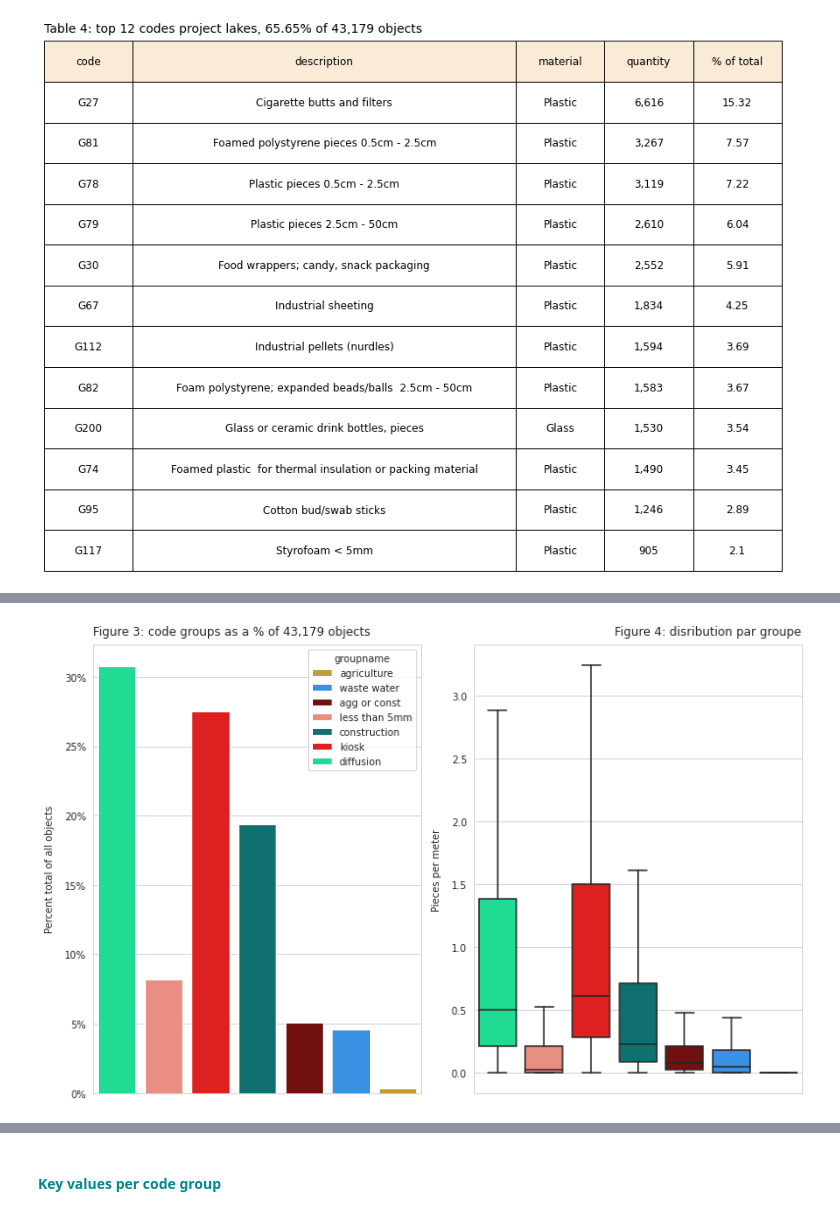
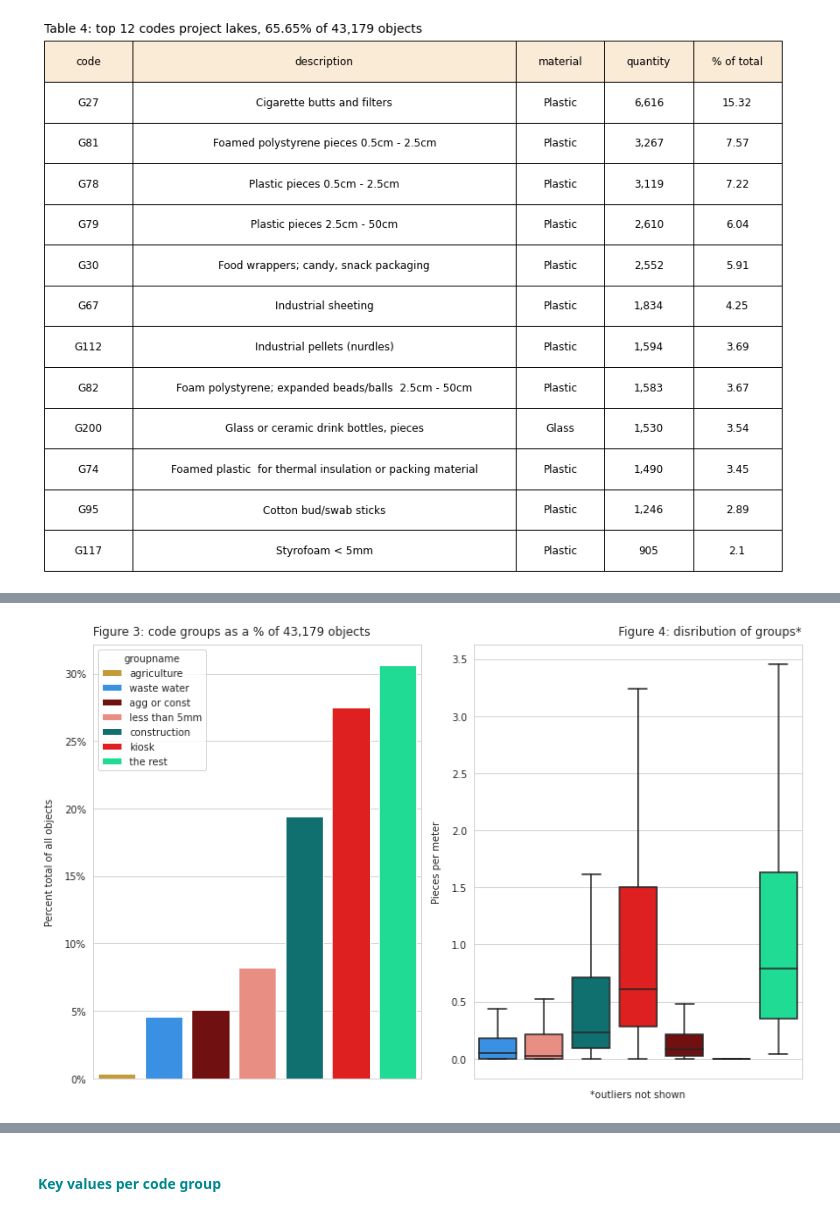
Before and after one commit to hammerdirt-analyst/iqals, a Jupyter notebook: aprfebcodegroupsummary.ipynb, the cells around one changed output, grey strips where cells are left out. Saved outputs shown, nothing was run; the diff lists cells and outputs as text; code cells hidden in the pictures.

```diff
--- a/aprfebcodegroupsummary.ipynb
+++ b/aprfebcodegroupsummary.ipynb
@@ -580,7 +629,7 @@ french_names = {
     "kiosk":"kiosque",
     "agg or const":"construction et agriculture",
     "agriculture":"agriculture",
-    "diffusion":"diffusion",
+    "the rest":"le rest",
 
 }
 
@@ -1178,67 +1214,68 @@ def make_ecdf(somdata, numsamps):
 groupdconcat = pd.concat( [groupdfs[name] for name in dt_names[:-1]])
 groupdconcat['grouptype'] = groupdconcat.groupname.map(lambda x: map_to_group_type(x))
 atotal = groupdfs['survey total_dt'].quantity.sum()
 groupoftotal = groupdconcat.groupby(['grouptype','groupname'], as_index=False).quantity.sum()
 groupoftotal['p_total'] = (groupoftotal.quantity/atotal)*100
 groupoftotal['p_total'] = groupoftotal['p_total'].round(2)
 groupoftotal.sort_values(by='p_total', ascending=True, inplace=True)
 anorder = groupoftotal.groupname.values
 
-anorder = ['diffusion', 'less than 5mm','kiosk', 'construction', 'agg or const', 'waste water','agriculture', ]
-
+anorder = ['the rest', 'less than 5mm','kiosk', 'construction', 'agg or const', 'waste water','agriculture', ]
+a_form = mtick.FormatStrFormatter('%.0f%%')
 
 
 
 fig, ax = plt.subplots(1,2, figsize=(11, 7))
 if is_french:
     groupoftotal['groupname'] = groupoftotal['groupname'].map(lambda x: french_names[x])
     groupdconcat['groupname'] = groupdconcat['groupname'].map(lambda x: french_names[x])
-    anorder = [french_names[x] for x in anorder]
+#     anorder = [french_names[x] for x in anorder]
+
+
+    sns.barplot(data=groupoftotal, x='groupname', hue='groupname', palette=frpalette, y='p_total', dodge=False, ax=ax[0])
+    ax[0].set_ylabel(F"{french_pct}", labelpad=10)
+    ax[0].set_title(F"Figure {figure_num}: {french_bg} % {of_prep} {'{:,}'.format(atotal)} {thing}", **title_k)
+    figure_num += 1
+
+    sns.boxplot(data=groupdconcat, x='groupname', y='pcs_m', hue='groupname', palette=frpalette, dodge=False, ax=ax[1],  showfliers=False)
+    ax[1].set_ylabel(F"{french_pcm}", labelpad=10)
+    ax[1].set_title(F"Figure {figure_num}: disribution {french_bg}*", **titler_k)
+    ax[1].set_xlabel(F"{french_nooutliers}")
+    figure_num += 1
+else:
+    sns.barplot(data=groupoftotal, x='groupname', hue='groupname', palette=grouppalette, y='p_total', dodge=False, ax=ax[0])
+    ax[0].set_ylabel("Percent total of all objects", labelpad=10)
+    ax[0].set_title(F"Figure {figure_num}: code groups as a % of {'{:,}'.format(atotal)} objects", **title_k)
+    ax[0].yaxis.set_major_formatter(a_form)
+    ax[0].set_xlabel("")
+    ax[0].set_xticklabels("")
+    figure_num += 1
+
+    sns.boxplot(data=groupdconcat, x='groupname', y='pcs_m', hue='groupname', palette=grouppalette, dodge=False, ax=ax[1], showfliers=False)
+    ax[1].set_ylabel("Pieces per meter", labelpad=10)
+    ax[1].set_title(F"Figure {figure_num}: disribution of groups*", **titler_k)
+    ax[1].set_xlabel("*outliers not shown")
+    ax[1].get_legend().remove()
+    ax[1].set_xticklabels("")
+    figure_num += 1
 
 
 
-if is_french:
-    sns.barplot(data=groupoftotal, x='groupname', hue='groupname', palette=frpalette, y='p_total', order=anorder, dodge=False, ax=ax[0])
-else:
-    sns.barplot(data=groupoftotal, x='groupname', hue='groupname', palette=grouppalette, y='p_total', order=anorder, dodge=False, ax=ax[0])
-a_form = mtick.FormatStrFormatter('%.0f%%')
-ax[0].yaxis.set_major_formatter(a_form)
-if is_french:
-    ax[0].set_ylabel(F"{french_pct}", labelpad=10)
-    ax[0].set_title(F"Figure {figure_num}: {french_bg} % {of_prep} {'{:,}'.format(atotal)} {thing}", **title_k)
-else:
-    ax[0].set_ylabel("Percent total of all objects", labelpad=10)
-    ax[0].set_title(F"Figure {figure_num}: code groups as a % of {'{:,}'.format(atotal)} objects", **title_k)
-ax[0].set_xlabel("")
 
-# ax[0].get_legend().remove()
-ax[0].set_xticklabels("")
-figure_num += 1
 
-if is_french:
-    sns.boxplot(data=groupdconcat, x='groupname', y='pcs_m', hue='groupname', palette=frpalette, dodge=False, ax=ax[1], order=anorder, showfliers=False)
-    ax[1].set_ylabel(F"{french_pcm}", labelpad=10)
-    ax[1].set_title(F"Figure {figure_num}: disribution {french_bg}", **titler_k)
-    ax[1].set_xlabel(F"{french_nooutliers}")
-else:
-    sns.boxplot(data=groupdconcat, x='groupname', y='pcs_m', hue='groupname', palette=grouppalette, order=anorder, dodge=False, ax=ax[1], showfliers=False)
-    ax[1].set_ylabel("Pieces per meter", labelpad=10)
-    ax[1].set_title(F"Figure {figure_num}: disribution of groups, outliers not shown", **titler_k)
-    ax[1].set_xlabel("")
+
+
 # a_form = mtick.FormatStrFormatter('%.0f%%')
 # ax.yaxis.set_major_formatter(a_form)
 
 
-ax[1].set_title(F"Figure {figure_num}: disribution {french_bg}", **titler_k)
-ax[1].get_legend().remove()
-ax[1].set_xticklabels("")
-figure_num += 1
+
 
 plt.tight_layout()
 plt.show()
 plt.close()
 # %% [output]
-[figure, old version]
+[figure, new version]
 # %%
 if is_french:
     sommarkdown = """#### <span style="color:#008891">Commentaire groupe d'objets</span>
```
Also changed, not shown: parts of 19 cells of this notebook, 8 other files.
